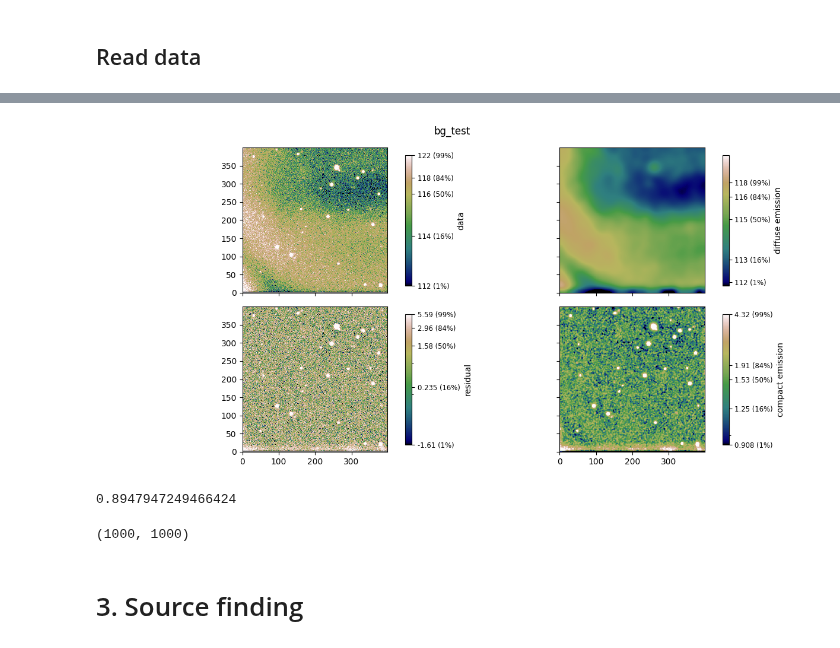
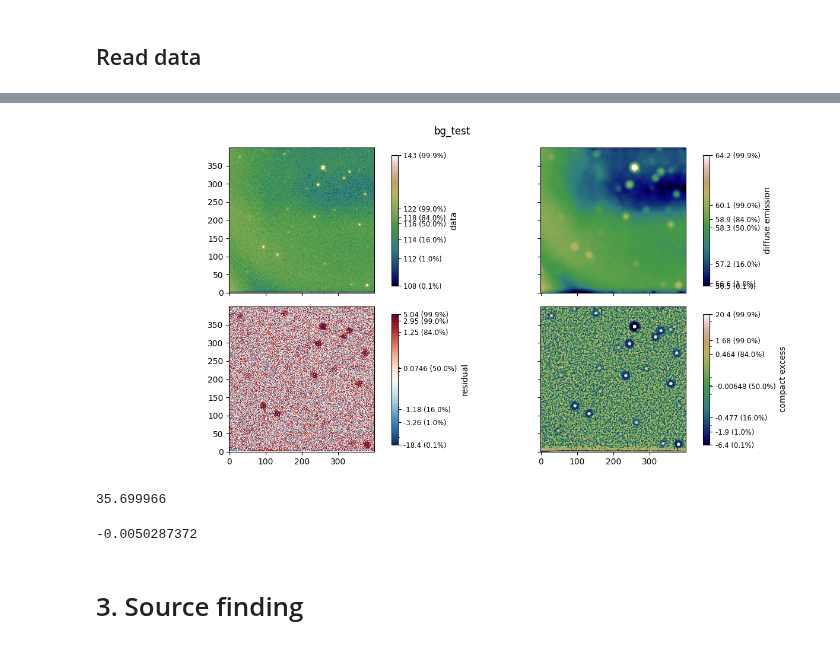
Before and after one commit to paranoya/image-processing, a Jupyter notebook: GARLIC-2D.ipynb, the cells around one changed output, grey strips where cells are left out. Cells and saved outputs as stored; diff of their text form; code cells hidden in the pictures.

Commit message:
simplified diffuse/compact separation based on RL

```diff
--- a/GARLIC-2D.ipynb
+++ b/GARLIC-2D.ipynb
@@ -135,0 +133,7 @@ diffuse_emission = background + diffuse_residual
+# %%
+importlib.reload(scripts.diffuse_emission)
+smooth = ndimage.gaussian_filter(mRL_compact[0], min_radius)
+n_minima = np.count_nonzero(scripts.diffuse_emission.find_minima(smooth))
+n_valid = np.count_nonzero(np.isfinite(smooth))
+diffuse_scale = np.power(n_valid / n_minima, 1/data.ndim)
+print(f'diffuse scale = {diffuse_scale:.2f} ({n_valid} / {n_minima})')
@@ -135,0 +142,6 @@ diffuse_emission = background + diffuse_residual
+# %%
+smoothing_radii = np.array([min_radius, diffuse_scale])
+#mRL = np.vstack([mRL_compact, mRL_diffuse])
+
+importlib.reload(scripts.multiscale_RL)
+mRL = scripts.multiscale_RL.run(data - background, smoothing_radii, 0.01, 100)
@@ -136,36 +158,59 @@ diffuse_emission = background + diffuse_residual
+# %%
+compact_emission = ndimage.gaussian_filter(mRL[0], smoothing_radii[0])
+diffuse_emission = ndimage.gaussian_filter(mRL[1], smoothing_radii[1])
+# %%
+tope = (data - background)/2
+tope[~np.isfinite(tope)] = np.nanmean(tope)
+diffuse_test_RL = 2 * np.clip(2*mRL[1] - mRL[0], a_min=0, a_max=tope)
+diffuse_test = background + ndimage.gaussian_filter(diffuse_test_RL, smoothing_radii[1])
+compact_test = ndimage.gaussian_filter(np.sum(mRL, axis=0) - diffuse_test_RL, smoothing_radii[0])
 # %%
 fig_name = 'bg_test'
 plt.close(fig_name)
 fig = plt.figure(fig_name, figsize=(12, 6))
 axes = fig.subplots(nrows=2, ncols=2, squeeze=False, sharex=True, sharey=True)
 fig.suptitle(fig_name)
 fig.set_tight_layout(True)
 
 
 ax = axes[0, 0]
 norm = colour_map(ax, 'data', data)[2]
+#ax.contour(compact_emission - diffuse_emission, levels=[0], color='k')
+#ax.contour(background + compact_test - diffuse_test, levels=[0], colors='k')
 
 ax = axes[0, 1]
-colour_map(ax, 'diffuse emission', diffuse_emission, norm=norm)
+colour_map(ax, 'diffuse emission', background/2 + diffuse_emission)#, norm=norm)
+#colour_map(ax, 'diffuse emission', background + mRL[1], norm=norm)
+#colour_map(ax, 'diffuse emission', diffuse_test, norm=norm)
 
 ax = axes[1, 0]
-norm = colour_map(ax, 'residual', data - diffuse_emission)[2]
+#norm = colour_map(ax, 'residual', data - background - diffuse_emission)[2]
+#colour_map(ax, 'residual', compact_emission - diffuse_test)
+#colour_map(ax, 'residual', background + compact_emission + diffuse_emission - diffuse_test, norm=norm)
+#colour_map(ax, 'model', diffuse_test + compact_test, norm=norm)
+#colour_map(ax, 'mask', background + compact_test - diffuse_test, norm=norm)
+colour_map(ax, 'residual', data - diffuse_test - compact_test, cmap='RdBu_r')
 
 ax = axes[1, 1]
-cb = colour_map(ax, 'compact emission', compact_emission)[1]
+#colour_map(ax, 'compact emission', mRL[0])
+colour_map(ax, 'compact excess', compact_emission - diffuse_emission)
+#colour_map(ax, 'compact emission', compact_test)
+#cb = colour_map(ax, 'compact emission', compact_emission)[1]
 #cb.ax.axhline(residual_above_bg, c='w')
+#ax.contour(compact_emission - diffuse_test, levels=[0], colors='k')
+#ax.contour(background + compact_test - diffuse_test, levels=[0], colors='k')
 
 plt.show()
 # %% [output]
-[figure, old version]
+[figure, new version]
 # %%
-residual_above_bg
+np.nanmedian(data-background)
 # %% [output]
-0.8947947249466424
+35.699966
 # %%
-background.shape
+background
 # %% [output]
-(1000, 1000)
+-0.0050287372
 # %% [markdown]
 # 3. Source finding
 # %%
```
Also changed, not shown: parts of 13 cells of this notebook, 4 other files.
